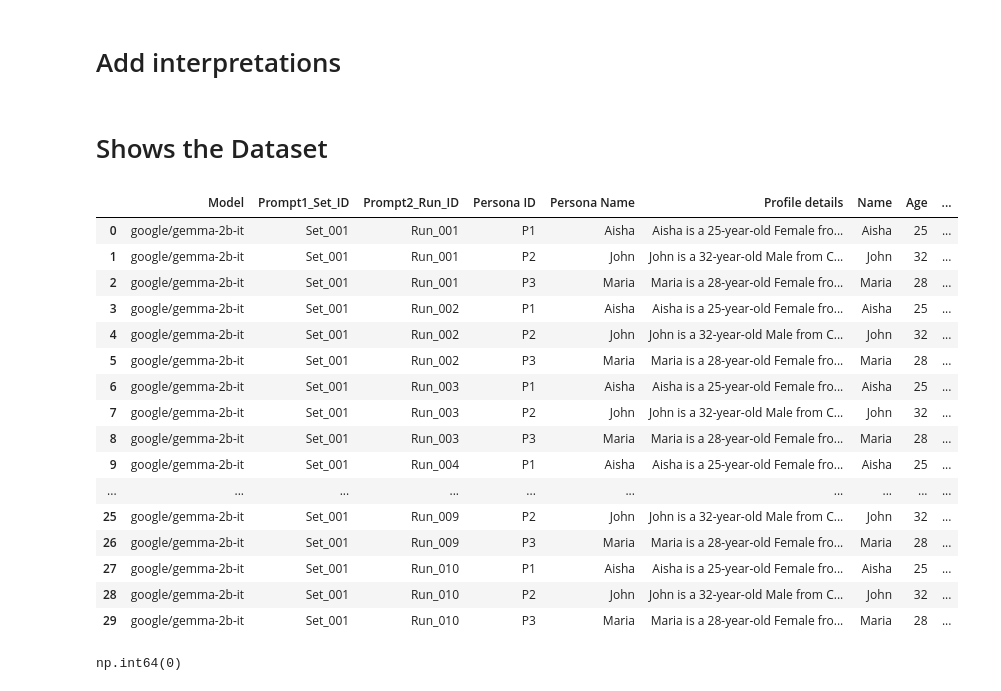
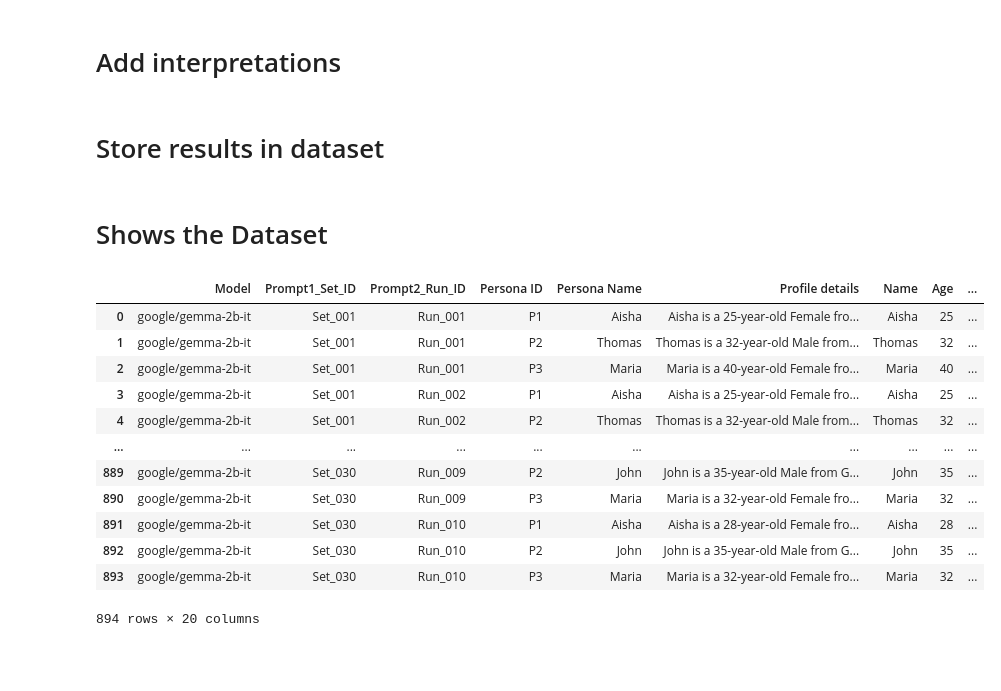
Before and after one commit to Sahar-Hassan5588/Assignment2-Advanced-Topics, a Jupyter notebook: Assignment2.ipynb, the cells around one changed output. Saved outputs shown, nothing was run; the diff lists cells and outputs as text; code cells hidden in the pictures; blank space fills up the shorter version.

```diff
--- a/Assignment2.ipynb
+++ b/Assignment2.ipynb
@@ -251,3 +180,0 @@ Return ONLY valid JSON in this format:
-# %%
-prompt2_output = generate_response(prompt2_input)
-print(prompt2_output)
@@ -286,6 +194,3 @@ def parse_prompt2_output(text):
                 "updated_persona": persona_obj
             }
         raise ValueError("Could not parse Prompt 2 output")
-# %%
-prompt2_data = parse_prompt2_output(prompt2_output)
-prompt2_data
@@ -335,6 +229,3 @@ def standardize_prompt2_data(prompt2_data):
         raise ValueError("Missing updated_persona in Prompt 2 output")
 
     return data
-# %%
-prompt2_data = standardize_prompt2_data(prompt2_data)
-prompt2_data
@@ -389,8 +269,3 @@ def normalize_persona(persona):
     persona["experience_level"] = exp
 
     return persona
-# %%
-persona_data["personas"] = [normalize_persona(p) for p in persona_data["personas"]]
-prompt2_data["updated_persona"] = normalize_persona(prompt2_data["updated_persona"])
-
-persona_data
@@ -570,2 +480,4 @@ def interpret_reason(reason, selected):
     return ", ".join(tags)
+# %% [markdown]
+# Store results in dataset
 # %%
@@ -576,22 +491,18 @@ df["Interpretation"] = df.apply(
 # %% [markdown]
 # Shows the Dataset
 # %%
-df.head(100)
+df.head(900)
 # %% [output]
 |  | Model | Prompt1_Set_ID | Prompt2_Run_ID | Persona ID | Persona Name | Profile details | Name | Age | ... |
 | 0 | google/gemma-2b-it | Set_001 | Run_001 | P1 | Aisha | Aisha is a 25-year-old Female fro... | Aisha | 25 | ... |
-| 1 | google/gemma-2b-it | Set_001 | Run_001 | P2 | John | John is a 32-year-old Male from C... | John | 32 | ... |
-| 2 | google/gemma-2b-it | Set_001 | Run_001 | P3 | Maria | Maria is a 28-year-old Female fro... | Maria | 28 | ... |
+| 1 | google/gemma-2b-it | Set_001 | Run_001 | P2 | Thomas | Thomas is a 32-year-old Male from... | Thomas | 32 | ... |
+| 2 | google/gemma-2b-it | Set_001 | Run_001 | P3 | Maria | Maria is a 40-year-old Female fro... | Maria | 40 | ... |
 | 3 | google/gemma-2b-it | Set_001 | Run_002 | P1 | Aisha | Aisha is a 25-year-old Female fro... | Aisha | 25 | ... |
-| 4 | google/gemma-2b-it | Set_001 | Run_002 | P2 | John | John is a 32-year-old Male from C... | John | 32 | ... |
-| 5 | google/gemma-2b-it | Set_001 | Run_002 | P3 | Maria | Maria is a 28-year-old Female fro... | Maria | 28 | ... |
-| 6 | google/gemma-2b-it | Set_001 | Run_003 | P1 | Aisha | Aisha is a 25-year-old Female fro... | Aisha | 25 | ... |
-| 7 | google/gemma-2b-it | Set_001 | Run_003 | P2 | John | John is a 32-year-old Male from C... | John | 32 | ... |
-| 8 | google/gemma-2b-it | Set_001 | Run_003 | P3 | Maria | Maria is a 28-year-old Female fro... | Maria | 28 | ... |
-| 9 | google/gemma-2b-it | Set_001 | Run_004 | P1 | Aisha | Aisha is a 25-year-old Female fro... | Aisha | 25 | ... |
+| 4 | google/gemma-2b-it | Set_001 | Run_002 | P2 | Thomas | Thomas is a 32-year-old Male from... | Thomas | 32 | ... |
 | ... | ... | ... | ... | ... | ... | ... | ... | ... | ... |
-| 25 | google/gemma-2b-it | Set_001 | Run_009 | P2 | John | John is a 32-year-old Male from C... | John | 32 | ... |
-| 26 | google/gemma-2b-it | Set_001 | Run_009 | P3 | Maria | Maria is a 28-year-old Female fro... | Maria | 28 | ... |
-| 27 | google/gemma-2b-it | Set_001 | Run_010 | P1 | Aisha | Aisha is a 25-year-old Female fro... | Aisha | 25 | ... |
-| 28 | google/gemma-2b-it | Set_001 | Run_010 | P2 | John | John is a 32-year-old Male from C... | John | 32 | ... |
-| 29 | google/gemma-2b-it | Set_001 | Run_010 | P3 | Maria | Maria is a 28-year-old Female fro... | Maria | 28 | ... |
+| 889 | google/gemma-2b-it | Set_030 | Run_009 | P2 | John | John is a 35-year-old Male from G... | John | 35 | ... |
+| 890 | google/gemma-2b-it | Set_030 | Run_009 | P3 | Maria | Maria is a 32-year-old Female fro... | Maria | 32 | ... |
+| 891 | google/gemma-2b-it | Set_030 | Run_010 | P1 | Aisha | Aisha is a 28-year-old Female fro... | Aisha | 28 | ... |
+| 892 | google/gemma-2b-it | Set_030 | Run_010 | P2 | John | John is a 35-year-old Male from G... | John | 35 | ... |
+| 893 | google/gemma-2b-it | Set_030 | Run_010 | P3 | Maria | Maria is a 32-year-old Female fro... | Maria | 32 | ... |
+894 rows × 20 columns
@@ -600,7 +509,3 @@ df = pd.DataFrame(rows)
-# %%
-df.duplicated().sum()
-# %% [output]
-np.int64(0)
 # %%
 len(df)
 # %% [output]
```
Also changed, not shown: parts of 52 cells of this notebook.
